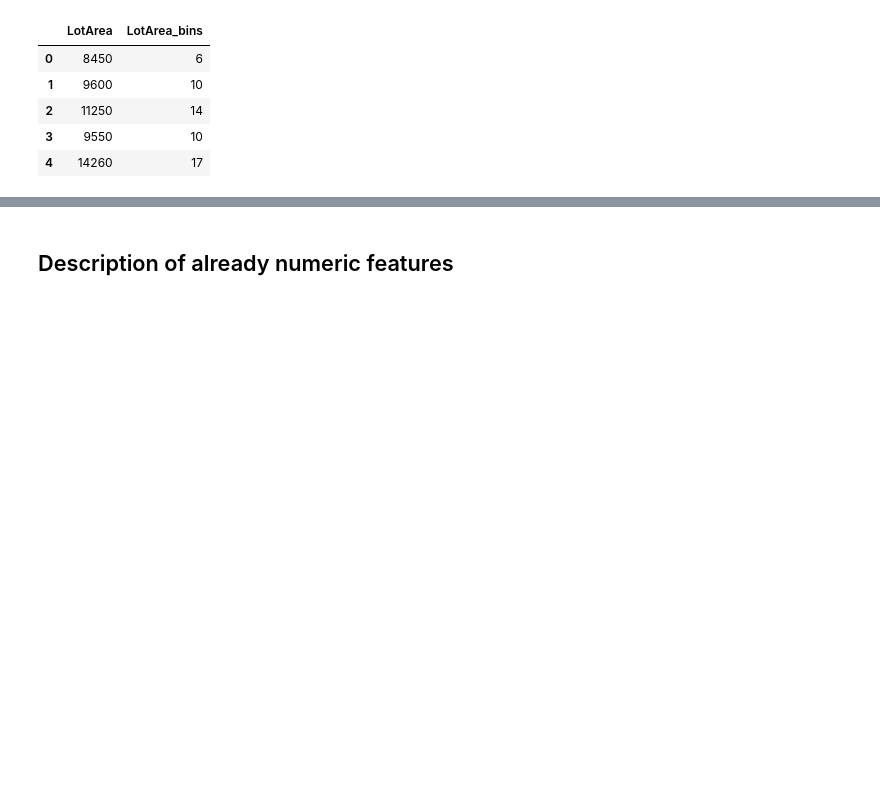
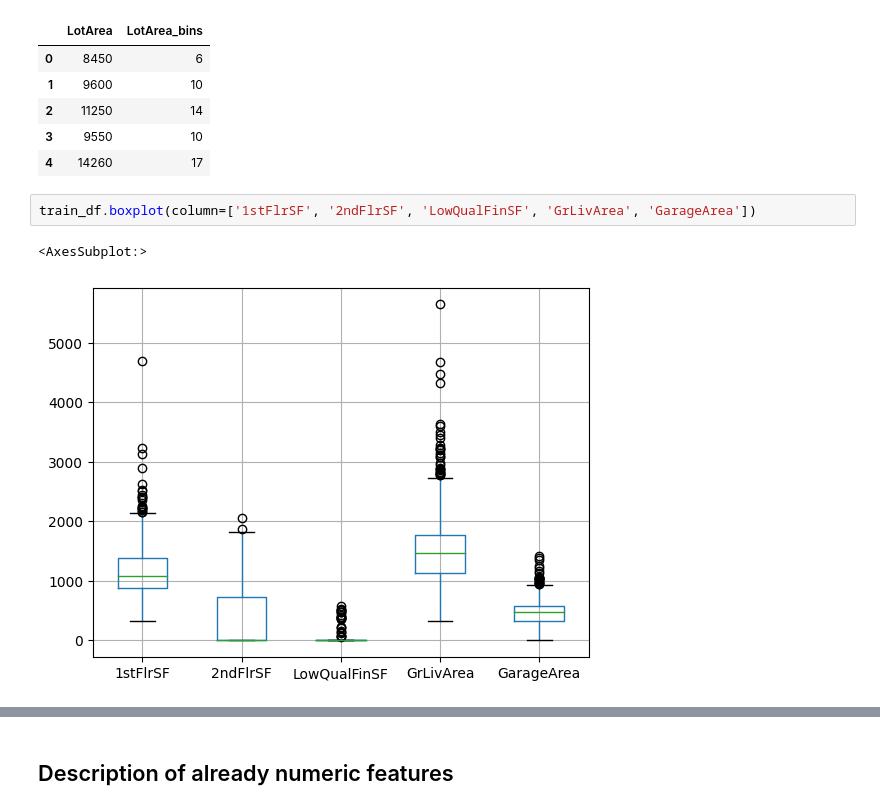
Before and after one commit to mikolajkania/kaggle-03-house-prices, a Jupyter notebook: notebooks/eda_train.ipynb, the cells around one changed output, grey strips where cells are left out. Cells and saved outputs as stored; diff of their text form; blank space fills up the shorter version.

```diff
--- a/notebooks/eda_train.ipynb
+++ b/notebooks/eda_train.ipynb
@@ -107,3 +94,8 @@ train_df[['LotArea', 'LotArea_bins']].head()
 | 2 | 11250 | 14 |
 | 3 | 9550 | 10 |
 | 4 | 14260 | 17 |
+# %%
+train_df.boxplot(column=['1stFlrSF', '2ndFlrSF', 'LowQualFinSF', 'GrLivArea', 'GarageArea'])
+# %% [output]
+<AxesSubplot:>
+[figure, added]
```
Also changed, not shown: parts of 16 cells of this notebook.
